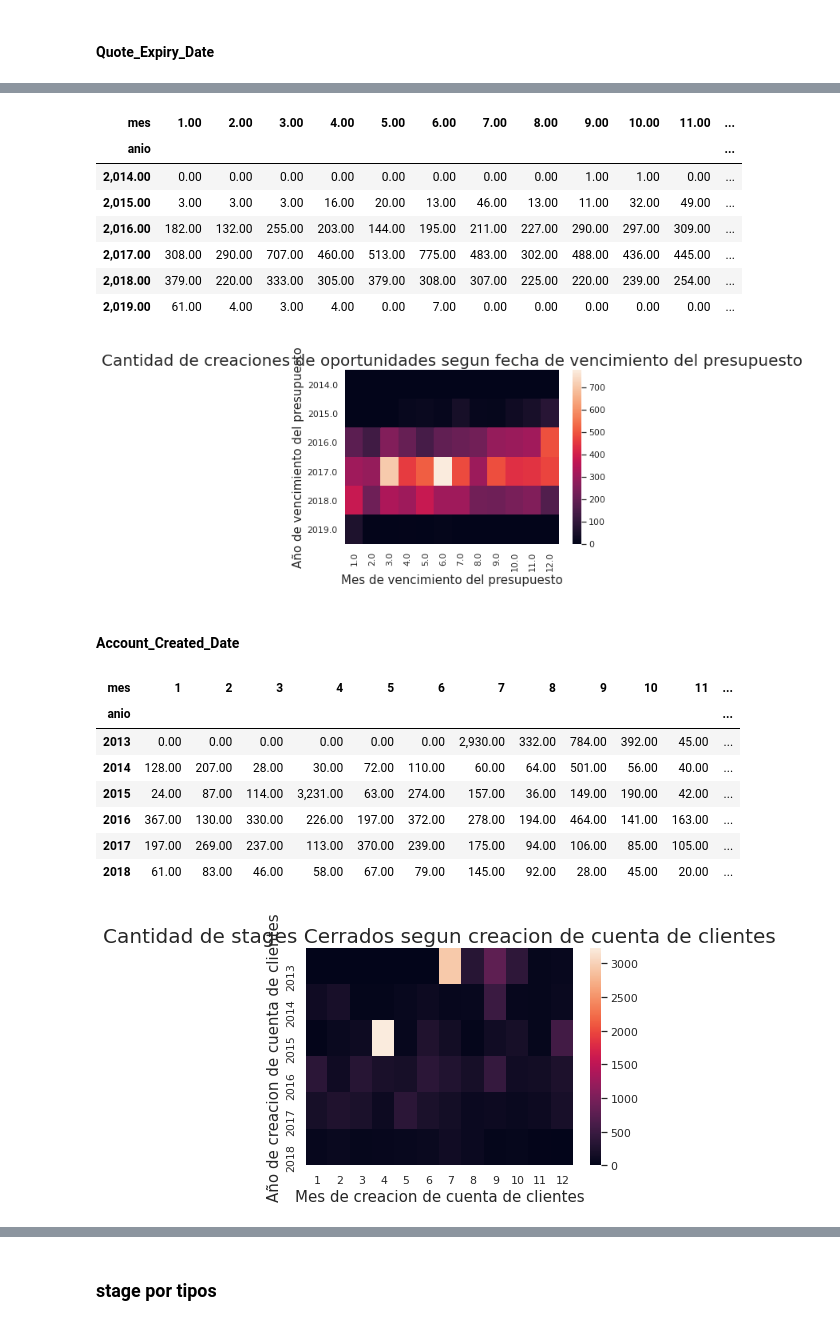
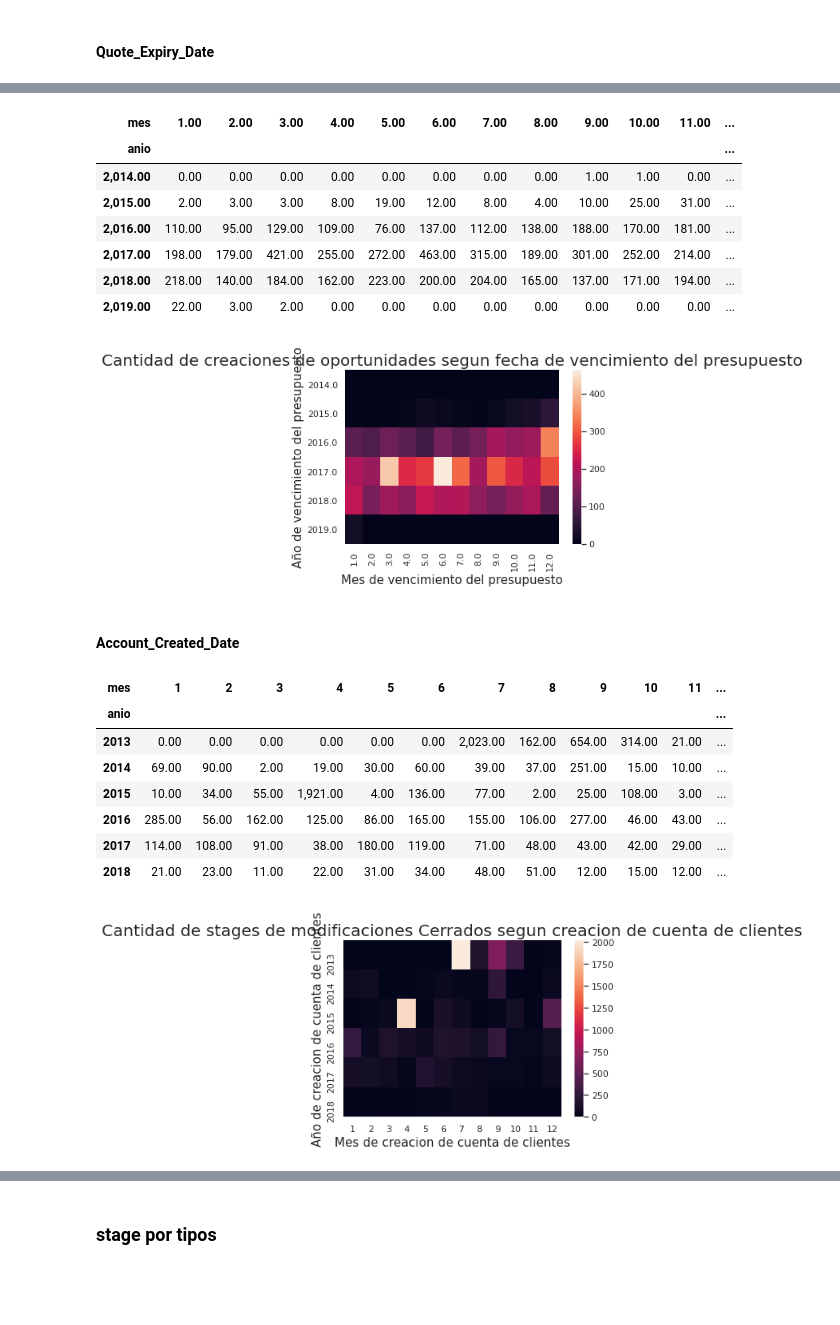
Before and after one commit to GIBelletti/TP1-datos, a Jupyter notebook: TP1.ipynb, the cells around one changed output, grey strips where cells are left out. Saved outputs shown, nothing was run; the diff lists cells and outputs as text; code cells hidden in the pictures; blank space fills up the shorter version.

```diff
--- a/TP1.ipynb
+++ b/TP1.ipynb
@@ -299,7 +354,7 @@ def cantidadDeTipoDeStagePorTiempo(df,tiempo,columna='Closed',invertir=False,noN
     data['mes'] = data[tiempo].agg(lambda x: x.month)
     data['anio'] = data[tiempo].agg(lambda x: x.year)
     if (invertir):
-        data[columna] = (data['Closed'] - 1) * (-1)
+        data[columna] = (data[columna] - 1) * (-1)
     data = pd.pivot_table(data,index='anio',columns='mes',values=columna, aggfunc='sum')
     data = data.fillna(0.0)
     if (noNulos):
@@ -431,34 +491,34 @@ data.head(10)
 # %%
-data = cantidadDeStageTotalesPorTiempo(entrenamiento,'Quote_Expiry_Date')
+data = cantidadDeStageTotalesPorTiempo(agrupacion,'Quote_Expiry_Date')
 graficarTipoDeStagePorTiempo(data,descripcion,"Cantidad de creaciones de oportunidades segun fecha de " + descripcion)
 data.head(10)
 # %% [output]
 | mes | 1.00 | 2.00 | 3.00 | 4.00 | 5.00 | 6.00 | 7.00 | 8.00 | 9.00 | 10.00 | 11.00 | ... |
 | anio |  |  |  |  |  |  |  |  |  |  |  | ... |
 | 2,014.00 | 0.00 | 0.00 | 0.00 | 0.00 | 0.00 | 0.00 | 0.00 | 0.00 | 1.00 | 1.00 | 0.00 | ... |
-| 2,015.00 | 3.00 | 3.00 | 3.00 | 16.00 | 20.00 | 13.00 | 46.00 | 13.00 | 11.00 | 32.00 | 49.00 | ... |
-| 2,016.00 | 182.00 | 132.00 | 255.00 | 203.00 | 144.00 | 195.00 | 211.00 | 227.00 | 290.00 | 297.00 | 309.00 | ... |
-| 2,017.00 | 308.00 | 290.00 | 707.00 | 460.00 | 513.00 | 775.00 | 483.00 | 302.00 | 488.00 | 436.00 | 445.00 | ... |
-| 2,018.00 | 379.00 | 220.00 | 333.00 | 305.00 | 379.00 | 308.00 | 307.00 | 225.00 | 220.00 | 239.00 | 254.00 | ... |
-| 2,019.00 | 61.00 | 4.00 | 3.00 | 4.00 | 0.00 | 7.00 | 0.00 | 0.00 | 0.00 | 0.00 | 0.00 | ... |
+| 2,015.00 | 2.00 | 3.00 | 3.00 | 8.00 | 19.00 | 12.00 | 8.00 | 4.00 | 10.00 | 25.00 | 31.00 | ... |
+| 2,016.00 | 110.00 | 95.00 | 129.00 | 109.00 | 76.00 | 137.00 | 112.00 | 138.00 | 188.00 | 170.00 | 181.00 | ... |
+| 2,017.00 | 198.00 | 179.00 | 421.00 | 255.00 | 272.00 | 463.00 | 315.00 | 189.00 | 301.00 | 252.00 | 214.00 | ... |
+| 2,018.00 | 218.00 | 140.00 | 184.00 | 162.00 | 223.00 | 200.00 | 204.00 | 165.00 | 137.00 | 171.00 | 194.00 | ... |
+| 2,019.00 | 22.00 | 3.00 | 2.00 | 0.00 | 0.00 | 0.00 | 0.00 | 0.00 | 0.00 | 0.00 | 0.00 | ... |
-[figure, old version]
+[figure, new version]
 # %% [markdown]
 #### Account_Created_Date
 # %%
 descripcion = "creacion de cuenta de clientes"
 # %%
 data = cantidadDeTipoDeStagePorTiempo(entrenamiento,'Account_Created_Date')
-graficarTipoDeStagePorTiempo(data,descripcion,"Cantidad de stages Cerrados segun " + descripcion)
+graficarTipoDeStagePorTiempo(data,descripcion,"Cantidad de stages de modificaciones Cerrados segun " + descripcion)
 data.head(10)
 # %% [output]
 | mes | 1 | 2 | 3 | 4 | 5 | 6 | 7 | 8 | 9 | 10 | 11 | ... |
 | anio |  |  |  |  |  |  |  |  |  |  |  | ... |
-| 2013 | 0.00 | 0.00 | 0.00 | 0.00 | 0.00 | 0.00 | 2,930.00 | 332.00 | 784.00 | 392.00 | 45.00 | ... |
-| 2014 | 128.00 | 207.00 | 28.00 | 30.00 | 72.00 | 110.00 | 60.00 | 64.00 | 501.00 | 56.00 | 40.00 | ... |
-| 2015 | 24.00 | 87.00 | 114.00 | 3,231.00 | 63.00 | 274.00 | 157.00 | 36.00 | 149.00 | 190.00 | 42.00 | ... |
-| 2016 | 367.00 | 130.00 | 330.00 | 226.00 | 197.00 | 372.00 | 278.00 | 194.00 | 464.00 | 141.00 | 163.00 | ... |
-| 2017 | 197.00 | 269.00 | 237.00 | 113.00 | 370.00 | 239.00 | 175.00 | 94.00 | 106.00 | 85.00 | 105.00 | ... |
-| 2018 | 61.00 | 83.00 | 46.00 | 58.00 | 67.00 | 79.00 | 145.00 | 92.00 | 28.00 | 45.00 | 20.00 | ... |
+| 2013 | 0.00 | 0.00 | 0.00 | 0.00 | 0.00 | 0.00 | 2,023.00 | 162.00 | 654.00 | 314.00 | 21.00 | ... |
+| 2014 | 69.00 | 90.00 | 2.00 | 19.00 | 30.00 | 60.00 | 39.00 | 37.00 | 251.00 | 15.00 | 10.00 | ... |
+| 2015 | 10.00 | 34.00 | 55.00 | 1,921.00 | 4.00 | 136.00 | 77.00 | 2.00 | 25.00 | 108.00 | 3.00 | ... |
+| 2016 | 285.00 | 56.00 | 162.00 | 125.00 | 86.00 | 165.00 | 155.00 | 106.00 | 277.00 | 46.00 | 43.00 | ... |
+| 2017 | 114.00 | 108.00 | 91.00 | 38.00 | 180.00 | 119.00 | 71.00 | 48.00 | 43.00 | 42.00 | 29.00 | ... |
+| 2018 | 21.00 | 23.00 | 11.00 | 22.00 | 31.00 | 34.00 | 48.00 | 51.00 | 12.00 | 15.00 | 12.00 | ... |
-[figure, old version]
+[figure, new version]
 # %%
 data = cantidadDeTipoDeStagePorTiempo(entrenamiento,'Account_Created_Date',invertir=True)
```
Also changed, not shown: parts of 15 cells of this notebook.
